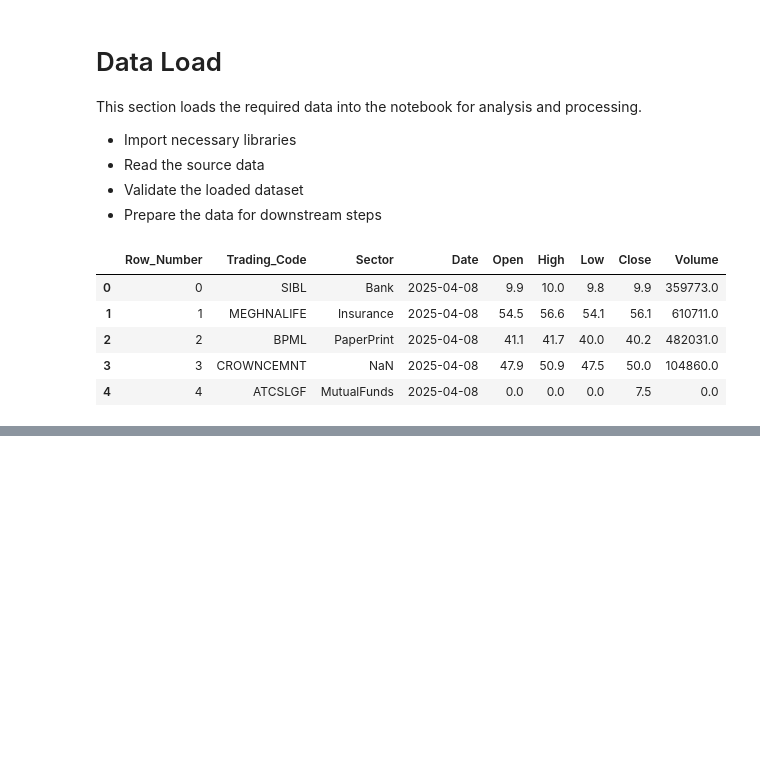
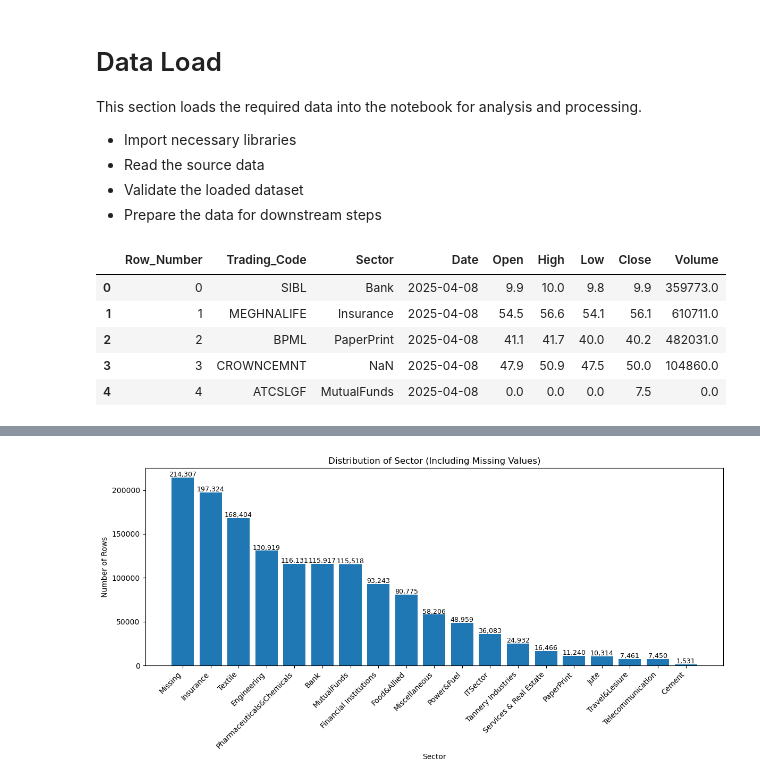
Before and after one commit to neutr0nslayer/AIML_505_project, a Jupyter notebook: Project/project.ipynb, the cells around one changed output, grey strips where cells are left out. Cells and saved outputs as stored; diff of their text form; code cells hidden in the pictures; blank space fills up the shorter version.

```diff
--- a/Project/project.ipynb
+++ b/Project/project.ipynb
@@ -71,3 +72,31 @@ Descriptive statistics:
 | Low | 1455180.0 | 258.684697 | 1.174227e+03 | 0.0 | 17.70 | 44.0 | 1.763000e+02 | 1037500.0 |
 | Close | 1455180.0 | 831.274655 | 2.376911e+04 | 0.0 | 18.70 | 46.1 | 1.887000e+02 | 1037500.0 |
 | Volume | 1455180.0 | 684119.759406 | 5.507515e+06 | 0.0 | 6350.00 | 59850.0 | 3.168392e+05 | 295392690.0 |
+# %%
+
+
+# Count each sector, including missing values
+sector_counts = (
+    df['Sector']
+    .fillna('Missing')      # Replace NaN with "Missing"
+    .value_counts()
+)
+
+plt.figure(figsize=(12, 6))
+plt.bar(sector_counts.index, sector_counts.values)
+
+plt.title("Distribution of Sector (Including Missing Values)")
+plt.xlabel("Sector")
+plt.ylabel("Number of Rows")
+
+plt.xticks(rotation=45, ha='right')
+
+# Add value labels on top of bars
+for i, v in enumerate(sector_counts.values):
+    plt.text(i, v + sector_counts.max() * 0.005, f"{v:,}",
+             ha='center', fontsize=9)
+
+plt.tight_layout()
+plt.show()
+# %% [output]
+[figure, added]
```
Also changed, not shown: parts of 2 cells of this notebook, 4 other files.
